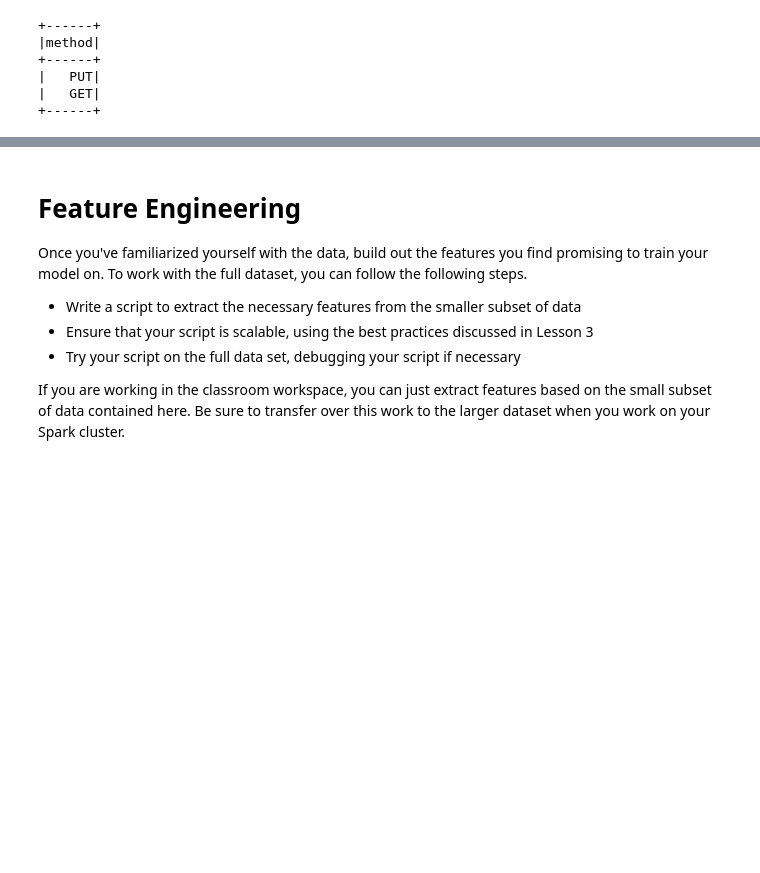
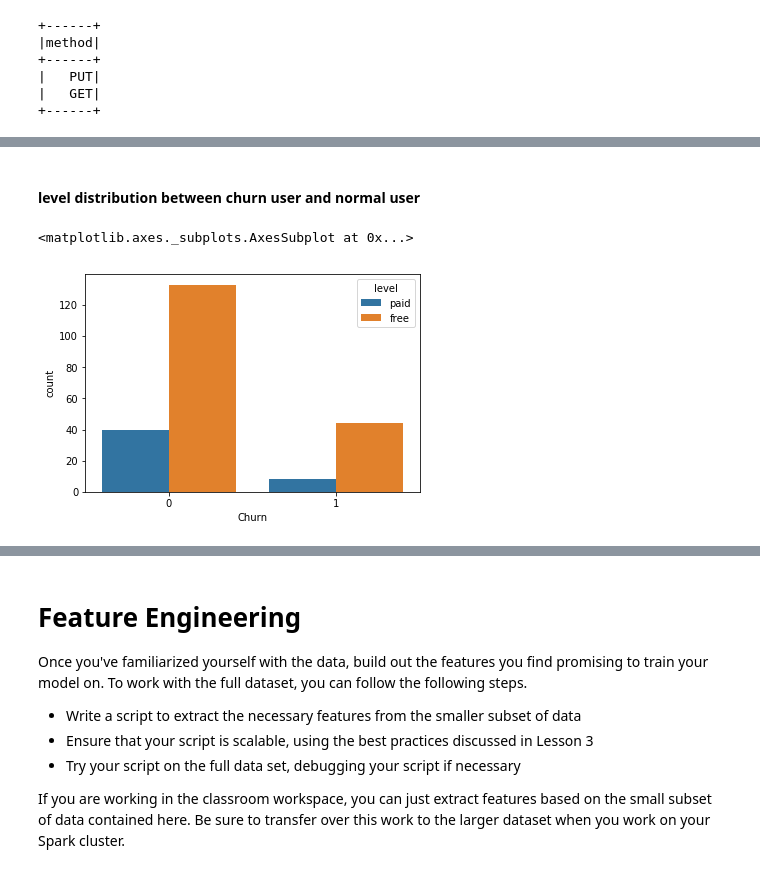
Before and after one commit to hcxie/DS-project-Spark-Project-Sparkify, a Jupyter notebook: Sparkify.ipynb, the cells around one changed output, grey strips where cells are left out. Cells and saved outputs as stored; diff of their text form; code cells hidden in the pictures; blank space fills up the shorter version.

```diff
--- a/Sparkify.ipynb
+++ b/Sparkify.ipynb
@@ -157,4 +219,13 @@ spark_df_clean.show(1)
 |Martha Tilston|Logged In|    Colin|     M|           50| Freeman|277.89016| paid|Bakersfield, CA|   PUT|NextSong|1538173362000|       29|Rockpools|   200|1538352117000|Mozilla/5.0 (Wind...|    30|    ...
 +--------------+---------+---------+------+-------------+--------+---------+-----+---------------+------+--------+-------------+---------+---------+------+-------------+--------------------+------+--- ...
 only showing top 1 row
+# %%
+gen_hour = udf(lambda x: datetime.datetime.fromtimestamp(x / 1000.0).hour)
+spark_df_clean = spark_df_clean.withColumn("hour", gen_hour(spark_df_clean['ts']))
+
+gen_weekday = udf(lambda x: datetime.datetime.fromtimestamp(x / 1000.0).strftime("%w"))
+spark_df_clean = spark_df_clean.withColumn("weekday", gen_weekday(spark_df_clean['ts']))
+
+gen_day = udf(lambda x: datetime.datetime.fromtimestamp(x / 1000.0).day)
+spark_df_clean = spark_df_clean.withColumn("day", gen_day(spark_df_clean['ts']))
 # %% [markdown]
@@ -231,0 +369,8 @@ spark_df_clean.select(["userId", "page", "time", "level", "song", "sessionId"]).
+# %% [markdown]
+#### level distribution between churn user and normal user
+# %%
+df_level=spark_df_clean.dropDuplicates(["userId"]).groupby(["Churn", "level"]).count().sort("Churn").toPandas()
+sns.barplot(x='Churn', y='count', hue='level', data=df_level)
+# %% [output]
+<matplotlib.axes._subplots.AxesSubplot at 0x...>
+[figure, added]
```
Also changed, not shown: parts of 143 cells of this notebook.
